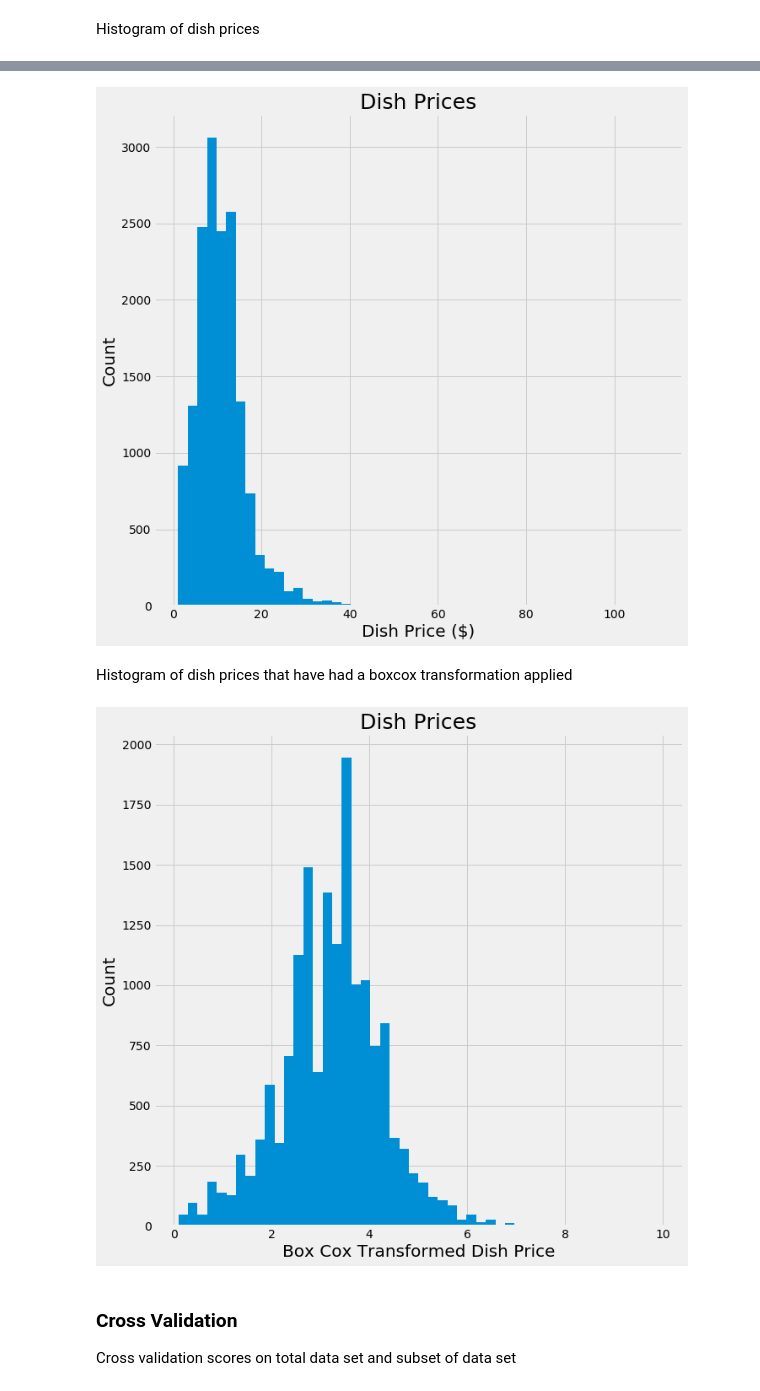
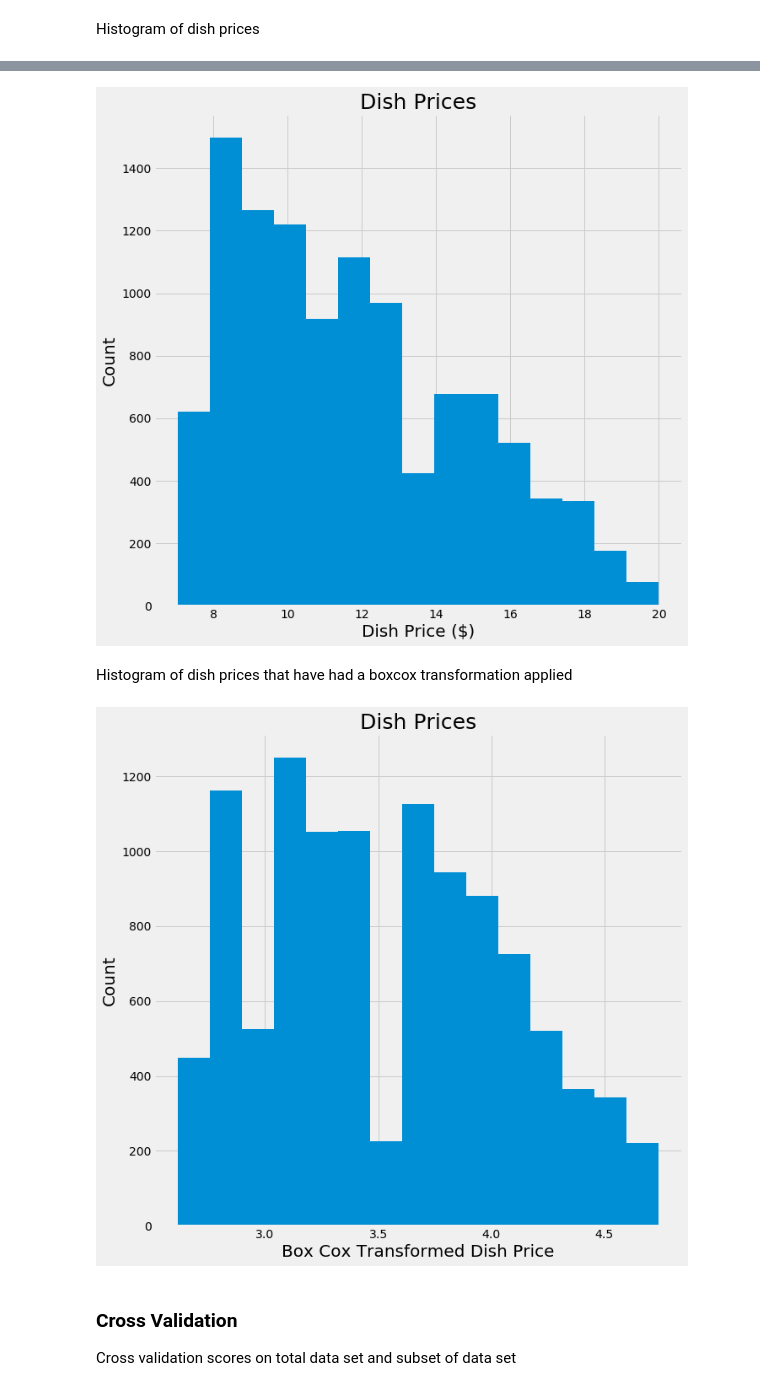
Before and after one commit to alan-j-lin/lunch_price_prediction, a Jupyter notebook: Project_Luther_Alan.ipynb, the cells around one changed output, grey strips where cells are left out. Saved outputs shown, nothing was run; the diff lists cells and outputs as text; code cells hidden in the pictures.

Commit message:
Redid Images

```diff
--- a/Project_Luther_Alan.ipynb
+++ b/Project_Luther_Alan.ipynb
@@ -739,2 +740,11 @@ See the caveats in the documentation: http://pandas.pydata.org/pandas-docs/stabl
 # %% [markdown]
 Histogram of dish prices
+# %%
+plt.rc('figure', figsize=(10.0, 10.0))
+plt.style.use('fivethirtyeight')
+plt.tight_layout(h_pad = 1.5)
+model_df.iloc[:, 0].hist(bins = 50)
+plt.xlabel('Dish Price ($)', fontsize = 20)
+plt.ylabel('Count', fontsize = 20)
+plt.title('Dish Prices', fontsize = 25)
+plt.savefig('AllDishPriceHist.png', format = 'png', bbox_inches = "tight")
@@ -741,21 +753,21 @@ Histogram of dish prices
 # %%
-model_df.iloc[:, 0].hist(bins = 50)
+ss_model_df.iloc[:, 0].hist(bins = 15)
 plt.xlabel('Dish Price ($)', fontsize = 20)
 plt.ylabel('Count', fontsize = 20)
 plt.title('Dish Prices', fontsize = 25)
-plt.savefig('DishPriceHist.png', format = 'png')
+plt.savefig('SSDishPriceHist.png', format = 'png', bbox_inches = "tight")
 # %% [output]
-[figure, old version]
+[figure, new version]
 # %% [markdown]
 Histogram of dish prices that have had a boxcox transformation applied
 # %%
-model_df.iloc[:, 0].map(lambda x: stats.boxcox(x, big_L)).hist(bins = 50)
+ss_model_df.iloc[:, 0].map(lambda x: stats.boxcox(x, big_L)).hist(bins = 15)
 plt.xlabel('Box Cox Transformed Dish Price', fontsize = 20)
 plt.ylabel('Count', fontsize = 20)
 plt.title('Dish Prices', fontsize = 25)
-plt.savefig('BCDishPriceHist.png', format = 'png')
+plt.savefig('BCSSDishPriceHist.png', format = 'png', bbox_inches = "tight")
 # %% [output]
-[figure, old version]
+[figure, new version]
 # %% [markdown]
 ### Cross Validation
 Cross validation scores on total data set and subset of data set
```
Also changed, not shown: parts of 17 cells of this notebook, 6 other files.
